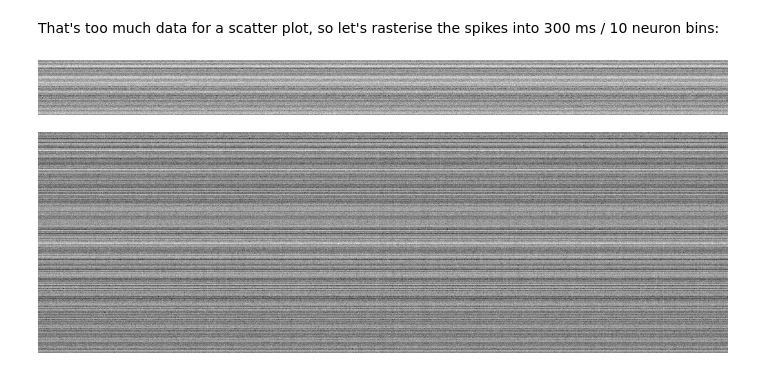
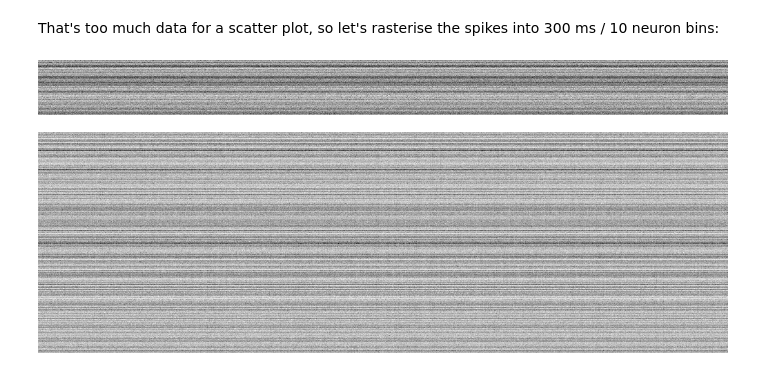
Before and after one commit to damiendr/SpikeNet.jl, a Jupyter notebook: examples/Simple.ipynb, the cells around one changed output. Drawn from its saved outputs; the diff is of its cells as text; code cells hidden in the pictures.

```diff
--- a/examples/Simple.ipynb
+++ b/examples/Simple.ipynb
@@ -132,8 +132,8 @@ That's too much data for a scatter plot, so let's rasterise the spikes into 300
 # %%
 for spikes in (i_spikes, e_spikes)
     img = raster_spikes(spikes, 300, 10)
-    display(colorview(Gray, sqrt.(img/maximum(img)))) # gamma correction to enhance contrast
+    display(colorview(Gray, 1-img/maximum(img)))
 end
 # %% [output]
-[figure, old version]
+[figure, new version]
-[figure, old version]
+[figure, new version]
```
Also changed, not shown: 4 other files.
